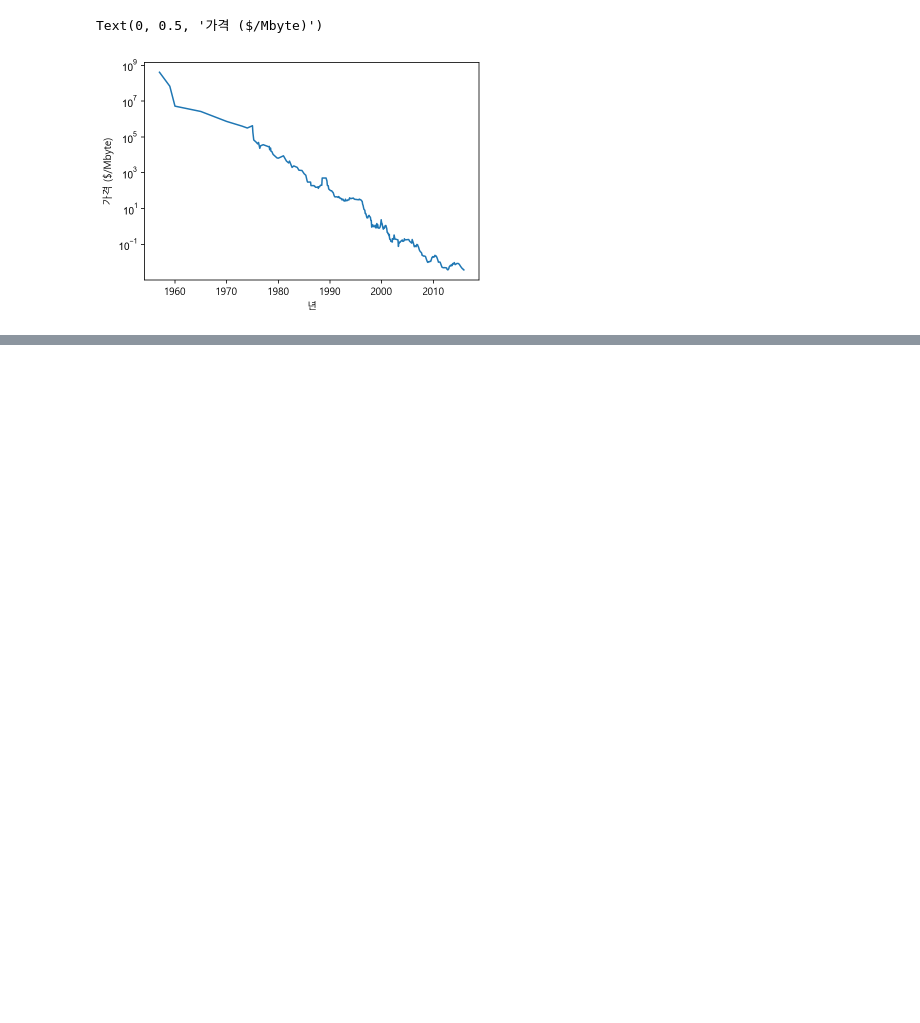
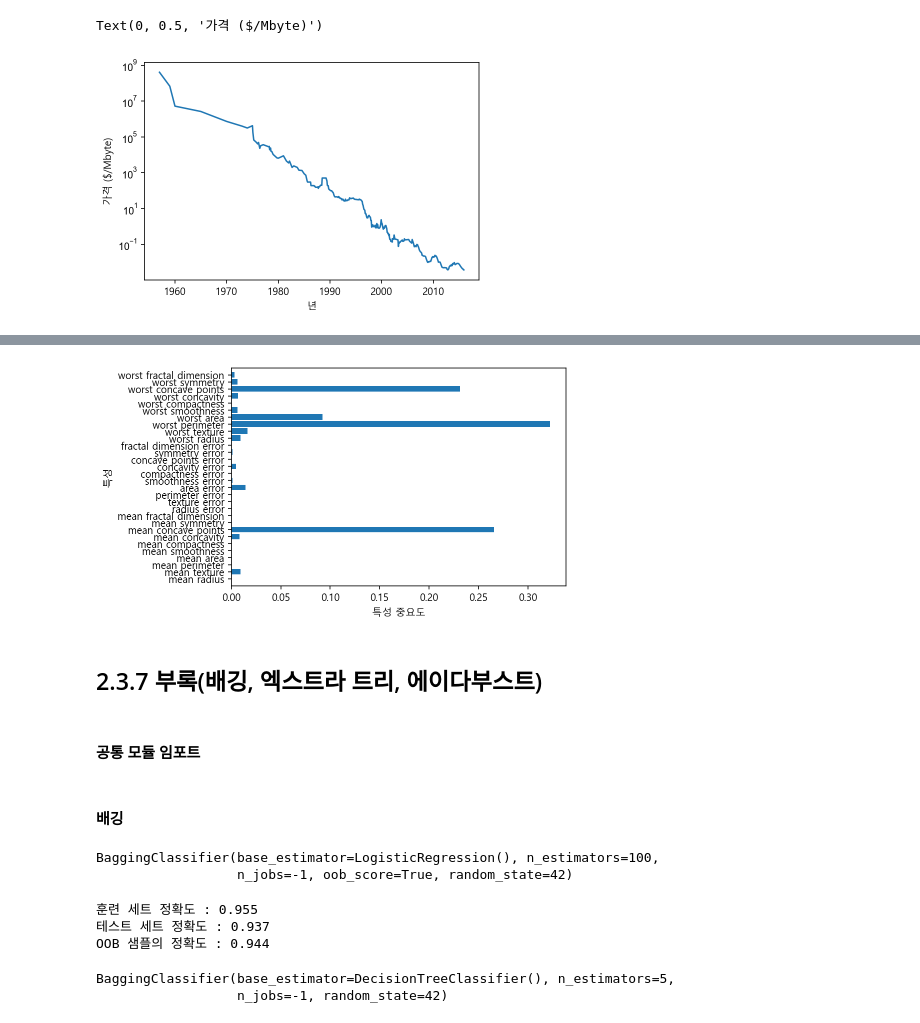
Before and after one commit to iamjinuk/bigman, a Jupyter notebook: [Introduction to Machine Learning with Python]/[Introduction to Machine Learning with Python] Chapter2. 지도 학습.ipynb, the cells around one changed output, grey strips where cells are left out. Saved outputs shown, nothing was run; the diff lists cells and outputs as text; code cells hidden in the pictures; blank space fills up the shorter version.

```diff
--- a/[Introduction to Machine Learning with Python]/[Introduction to Machine Learning with Python] Chapter2. 지도 학습.ipynb
+++ b/[Introduction to Machine Learning with Python]/[Introduction to Machine Learning with Python] Chapter2. 지도 학습.ipynb
@@ -664,0 +757,11 @@ from sklearn.tree
+# %%
+gbrt = GradientBoostingClassifier(random_state=0, max_depth=1)
+gbrt.fit(X_train, y_train)
+
+plot_feature_importances_cancer(gbrt)
+# %% [output]
+[figure, added]
+# %% [markdown]
+## 2.3.7 부록(배깅, 엑스트라 트리, 에이다부스트)
+# %% [markdown]
+#### 공통 모듈 임포트
@@ -664,0 +779,2 @@ from sklearn.tree
+# %% [markdown]
+#### 배깅
@@ -664,0 +784,21 @@ from sklearn.tree
+# %%
+bagging = BaggingClassifier(LogisticRegression(), n_estimators=100, oob_score=True, n_jobs=-1, random_state=42)
+bagging.fit(Xc_train, yc_train)
+# %% [output]
+BaggingClassifier(base_estimator=LogisticRegression(), n_estimators=100,
+                  n_jobs=-1, oob_score=True, random_state=42)
+# %%
+print('훈련 세트 정확도 : {:.3f}'.format(bagging.score(Xc_train, yc_train)))
+print('테스트 세트 정확도 : {:.3f}'.format(bagging.score(Xc_test, yc_test)))
+print('OOB 샘플의 정확도 : {:.3f}'.format(bagging.oob_score_))
+# %% [output]
+훈련 세트 정확도 : 0.955
+테스트 세트 정확도 : 0.937
+OOB 샘플의 정확도 : 0.944
+# %%
+from sklearn.tree import DecisionTreeClassifier
+bagging = BaggingClassifier(DecisionTreeClassifier(), n_estimators=5, n_jobs=-1, random_state=42)
+bagging.fit(Xm_train, ym_train)
+# %% [output]
+BaggingClassifier(base_estimator=DecisionTreeClassifier(), n_estimators=5,
+                  n_jobs=-1, random_state=42)
```
Also changed, not shown: parts of 37 cells of this notebook.
